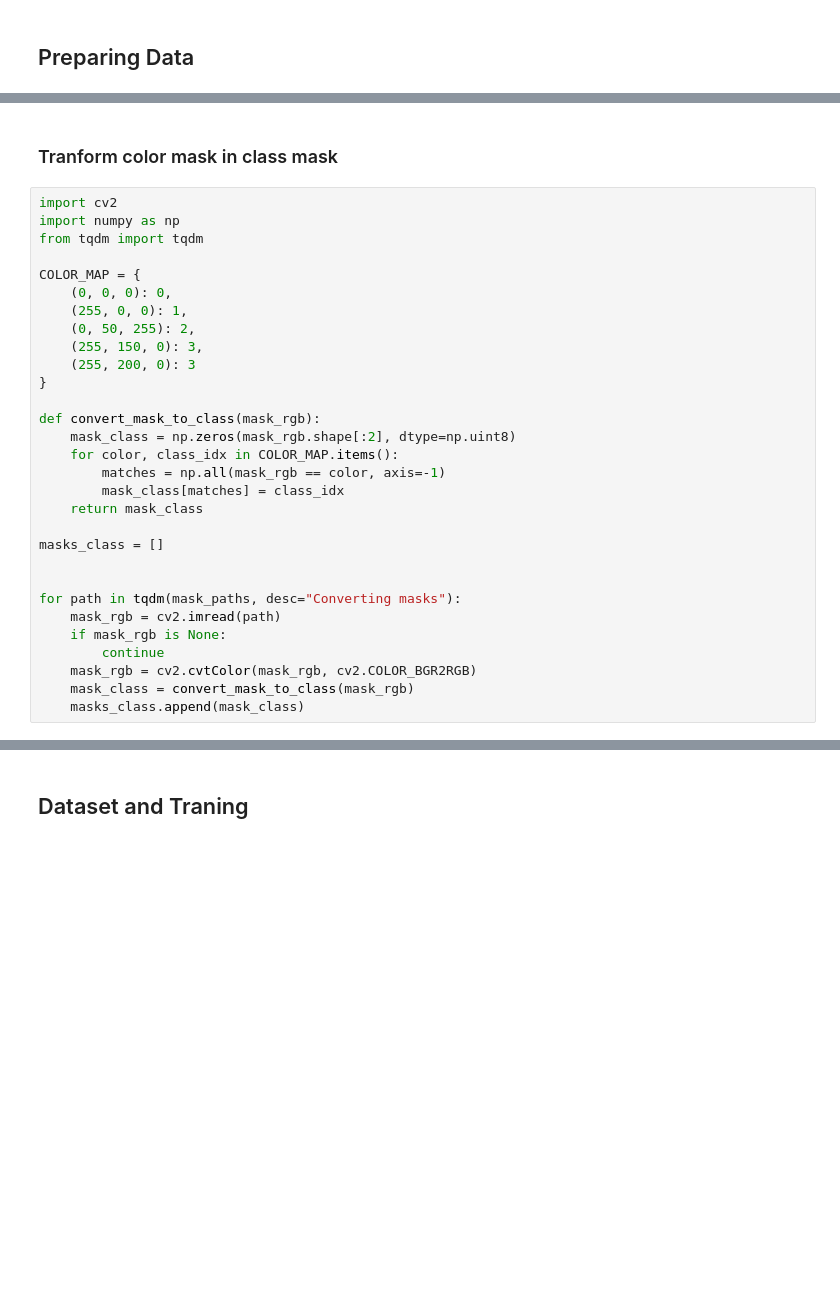
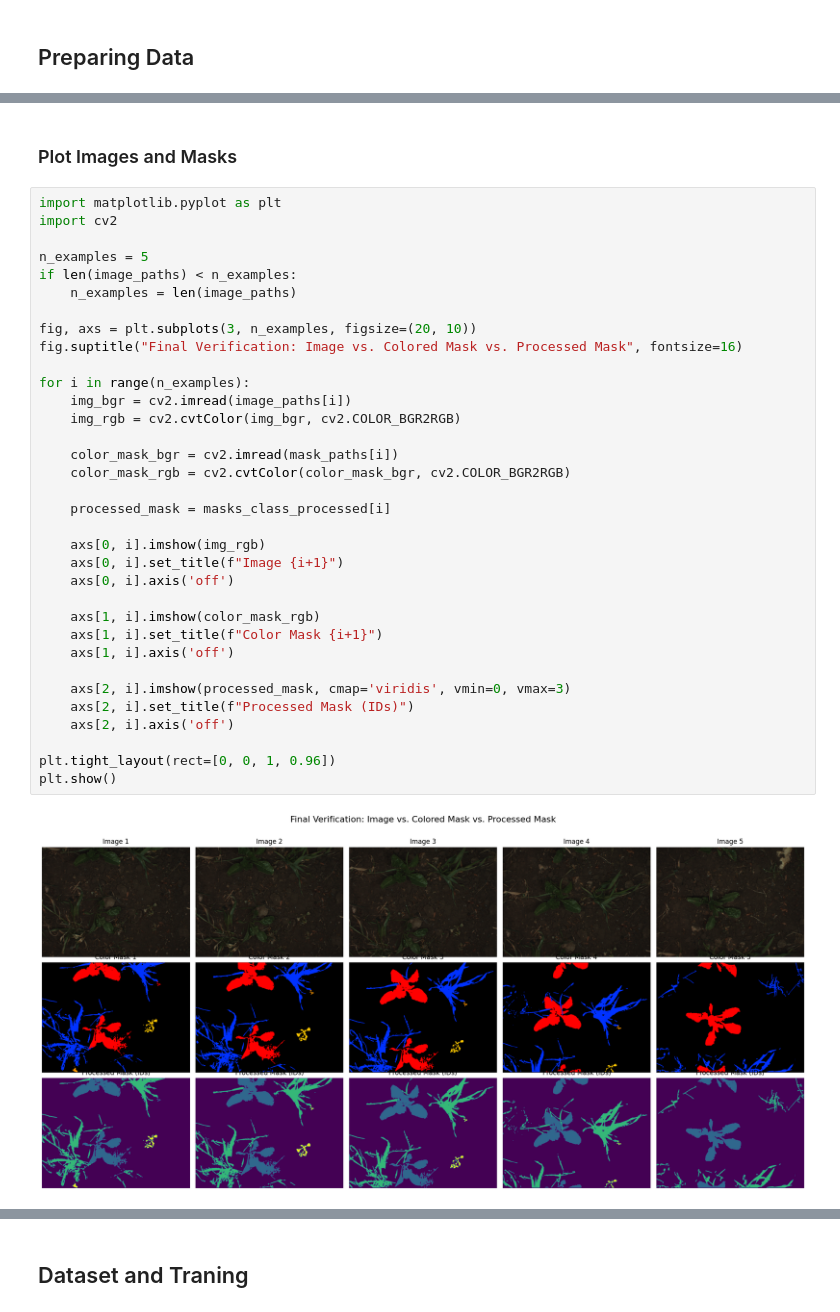
Before and after one commit to wilgomoreira/sugar_beets_app, a Jupyter notebook: train2.ipynb, the cells around one changed output, grey strips where cells are left out. Drawn from its saved outputs; the diff is of its cells as text; blank space fills up the shorter version.

```diff
--- a/train2.ipynb
+++ b/train2.ipynb
@@ -89,32 +100,38 @@ plt.show()
-# %% [markdown]
-### Tranform color mask in class mask
-# %%
-import cv2
-import numpy as np
-from tqdm import tqdm
-
-COLOR_MAP = {
-    (0, 0, 0): 0,
-    (255, 0, 0): 1,
-    (0, 50, 255): 2,
-    (255, 150, 0): 3,
-    (255, 200, 0): 3
-}
-
-def convert_mask_to_class(mask_rgb):
-    mask_class = np.zeros(mask_rgb.shape[:2], dtype=np.uint8)
-    for color, class_idx in COLOR_MAP.items():
-        matches = np.all(mask_rgb == color, axis=-1)
-        mask_class[matches] = class_idx
-    return mask_class
-
-masks_class = []
-
-
-for path in tqdm(mask_paths, desc="Converting masks"):
-    mask_rgb = cv2.imread(path)
-    if mask_rgb is None:
-        continue
-    mask_rgb = cv2.cvtColor(mask_rgb, cv2.COLOR_BGR2RGB)
-    mask_class = convert_mask_to_class(mask_rgb)
-    masks_class.append(mask_class)
+# %% [markdown]
+### Plot Images and Masks
+# %%
+import matplotlib.pyplot as plt
+import cv2
+
+n_examples = 5
+if len(image_paths) < n_examples:
+    n_examples = len(image_paths)
+
+fig, axs = plt.subplots(3, n_examples, figsize=(20, 10))
+fig.suptitle("Final Verification: Image vs. Colored Mask vs. Processed Mask", fontsize=16)
+
+for i in range(n_examples):
+    img_bgr = cv2.imread(image_paths[i])
+    img_rgb = cv2.cvtColor(img_bgr, cv2.COLOR_BGR2RGB)
+
+    color_mask_bgr = cv2.imread(mask_paths[i])
+    color_mask_rgb = cv2.cvtColor(color_mask_bgr, cv2.COLOR_BGR2RGB)
+
+    processed_mask = masks_class_processed[i]
+
+    axs[0, i].imshow(img_rgb)
+    axs[0, i].set_title(f"Image {i+1}")
+    axs[0, i].axis('off')
+
+    axs[1, i].imshow(color_mask_rgb)
+    axs[1, i].set_title(f"Color Mask {i+1}")
+    axs[1, i].axis('off')
+
+    axs[2, i].imshow(processed_mask, cmap='viridis', vmin=0, vmax=3)
+    axs[2, i].set_title(f"Processed Mask (IDs)")
+    axs[2, i].axis('off')
+
+plt.tight_layout(rect=[0, 0, 1, 0.96])
+plt.show()
+# %% [output]
+[figure, added]
```
Also changed, not shown: parts of 10 cells of this notebook, 1 other file.
